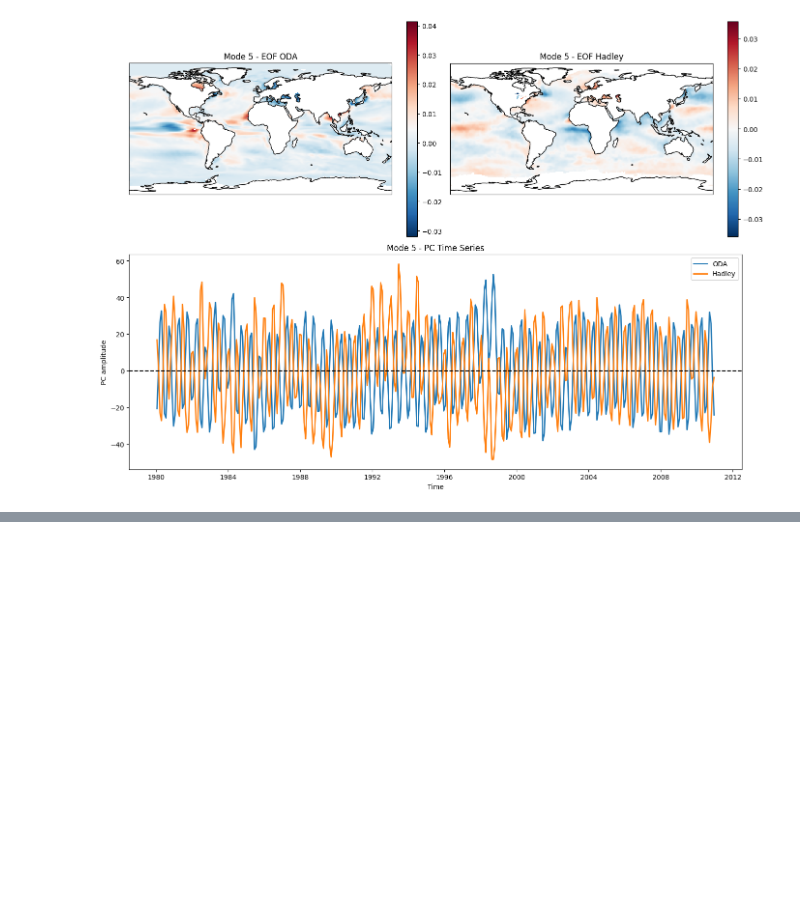
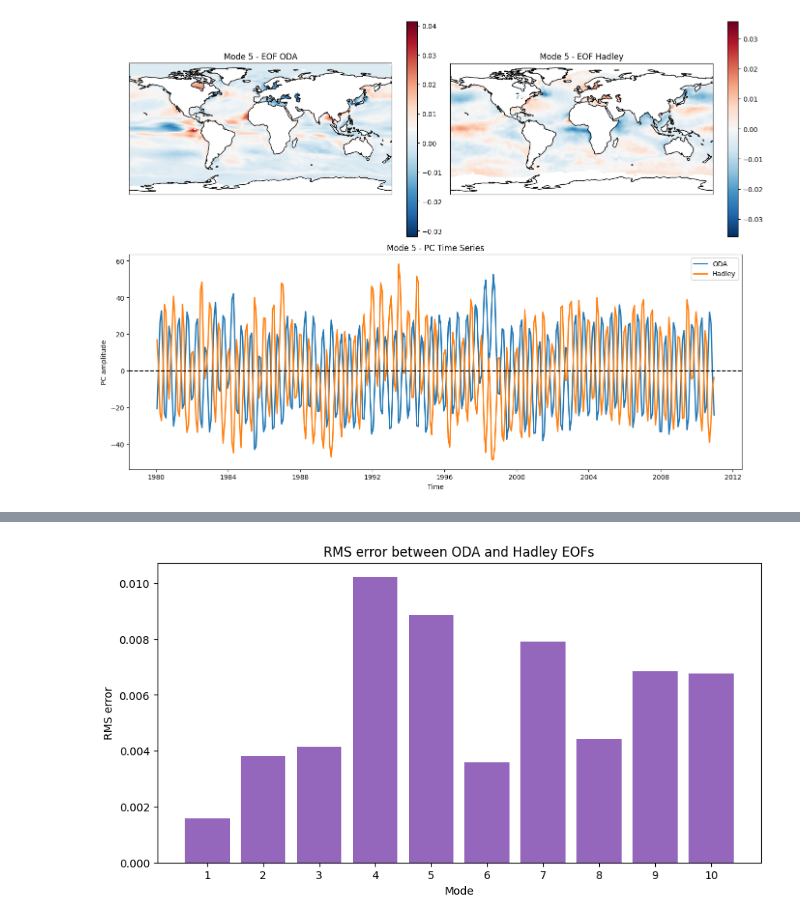
Before and after one commit to Karima-mtq/Basemap, a Jupyter notebook: projection.ipynb, the cells around one changed output, grey strips where cells are left out. Cells and saved outputs as stored; diff of their text form; code cells hidden in the pictures; blank space fills up the shorter version.

```diff
--- a/projection.ipynb
+++ b/projection.ipynb
@@ -479,0 +676,34 @@ for i in range(nmodes):
+# %%
+def interp_eof(eof, lon_in, lat_in, lon_out, lat_out):
+    """
+    Interpolate a 2D EOF field from (lon_in, lat_in) to (lon_out, lat_out).
+    """
+    # Créer des meshgrid 2D si lon/lat sont 1D
+    if lon_in.ndim == 1 and lat_in.ndim == 1:
+        lon_in_grid, lat_in_grid = np.meshgrid(lon_in, lat_in)
+    else:
+        lon_in_grid, lat_in_grid = lon_in, lat_in
+
+    lon_out_grid, lat_out_grid = np.meshgrid(lon_out, lat_out)
+    points = np.column_stack((lon_in_grid.flatten(), lat_in_grid.flatten()))
+    values = eof.flatten()
+
+    eof_reg = griddata(points, values, (lon_out_grid, lat_out_grid), method='linear')
+    return eof_reg
+# %%
+import numpy as np
+import matplotlib.pyplot as plt
+from scipy.interpolate import griddata
+
+nmodes = eofs_oda.shape[0]
+rms_errors = []
+
+for i in range(nmodes):
+    eof_oda_reg = interp_eof(eofs_oda[i,:,:], lon_oda, lat_oda, lon_had, lat_had)
+    eof_had_i = eofs_had[i,:,:]
+
+    # Mask NaNs
+    valid = np.isfinite(eof_oda_reg) & np.isfinite(eof_had_i)
+    rms = np.sqrt(np.mean((eof_oda_reg[valid] - eof_had_i[valid])**2))
+    rms_errors.append(rms)
+    print(f"Mode {i+1} RMS error: {rms:.4f}")
@@ -479,0 +721,11 @@ for i in range(nmodes):
+# %%
+modes = np.arange(1, nmodes+1)
+plt.figure(figsize=(10,5))
+plt.bar(modes, rms_errors, color='tab:purple')
+plt.xlabel("Mode")
+plt.ylabel("RMS error")
+plt.title("RMS error between ODA and Hadley EOFs")
+plt.xticks(modes)
+plt.show()
+# %% [output]
+[figure, added]
```
Also changed, not shown: parts of 10 cells of this notebook.
